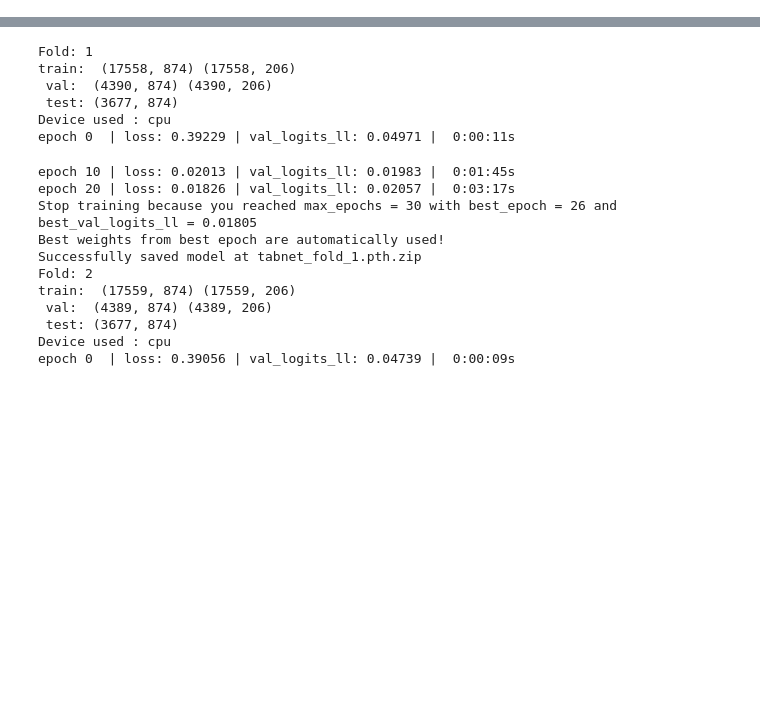
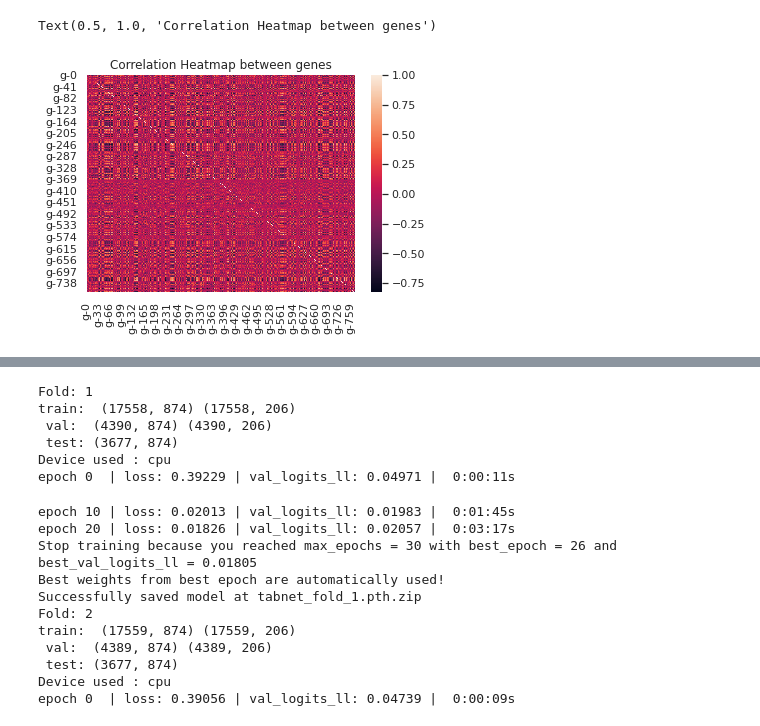
Before and after one commit to VishaalVageshwari/COMP9417_MoA_Prediction, a Jupyter notebook: notebooks/TabnetRegressor.ipynb, the cells around one changed output, grey strips where cells are left out. Saved outputs shown, nothing was run; the diff lists cells and outputs as text; code cells hidden in the pictures; blank space fills up the shorter version.

```diff
--- a/notebooks/TabnetRegressor.ipynb
+++ b/notebooks/TabnetRegressor.ipynb
@@ -52,0 +98,9 @@ from iterstrat.ml_stratifiers import MultilabelStratifiedKFold
+# %%
+geneCorrMatrix = X_train.iloc[:,2:774].corr()
+cellCorrMatrix = X_train.iloc[:,774:].corr()
+
+geneHeatmap = sns.heatmap(geneCorrMatrix)
+geneHeatmap.set_title('Correlation Heatmap between genes')
+# %% [output]
+Text(0.5, 1.0, 'Correlation Heatmap between genes')
+[figure, added]
```
Also changed, not shown: parts of 27 cells of this notebook.
